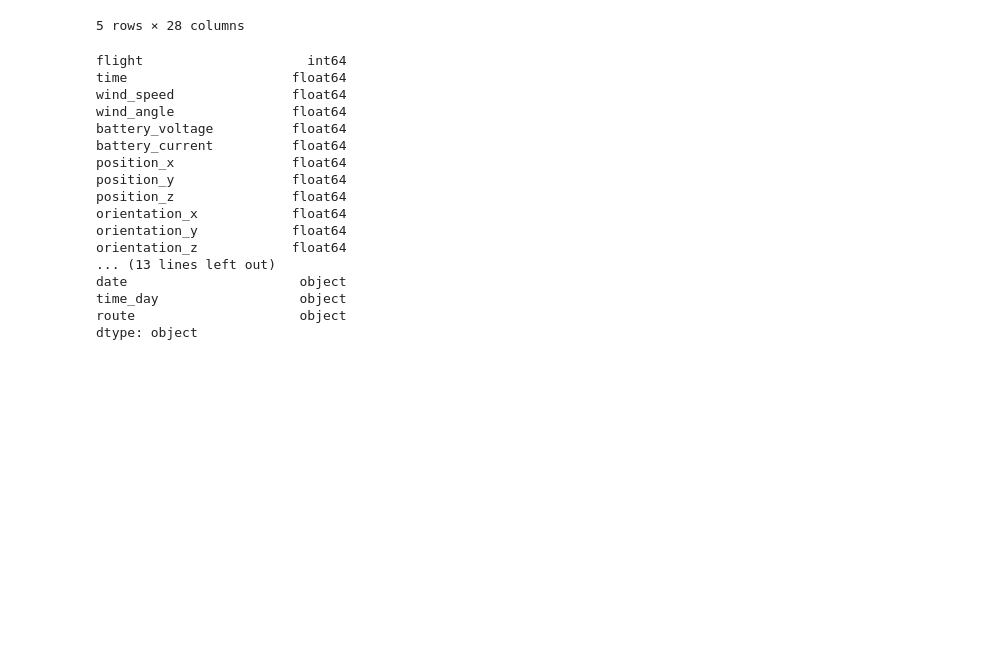
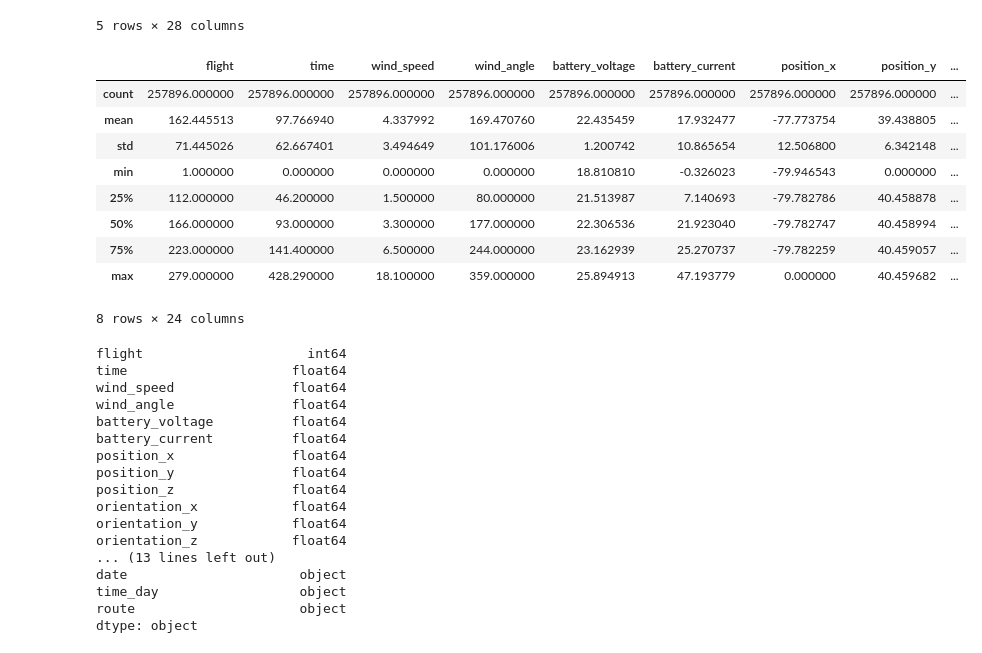
Before and after one commit to caliskate/delivery-drone-flight-predictions, a Jupyter notebook: flight_predictions.ipynb, the cells around one changed output. Drawn from its saved outputs; the diff is of its cells as text; code cells hidden in the pictures; blank space fills up the shorter version.

```diff
--- a/flight_predictions.ipynb
+++ b/flight_predictions.ipynb
@@ -56,6 +59,19 @@ drone_raw_df.head()
 | 3 | 1 | 0.5 | 0.1 | 354.0 | 24.224678 | 0.095421 | -79.782396 | 40.458047 | ... |
 | 4 | 1 | 0.6 | 0.1 | 359.0 | 24.210905 | 0.079518 | -79.782396 | 40.458047 | ... |
 5 rows × 28 columns
+# %%
+drone_raw_df.describe()
+# %% [output]
+|  | flight | time | wind_speed | wind_angle | battery_voltage | battery_current | position_x | position_y | ... |
+| count | 257896.000000 | 257896.000000 | 257896.000000 | 257896.000000 | 257896.000000 | 257896.000000 | 257896.000000 | 257896.000000 | ... |
+| mean | 162.445513 | 97.766940 | 4.337992 | 169.470760 | 22.435459 | 17.932477 | -77.773754 | 39.438805 | ... |
+| std | 71.445026 | 62.667401 | 3.494649 | 101.176006 | 1.200742 | 10.865654 | 12.506800 | 6.342148 | ... |
+| min | 1.000000 | 0.000000 | 0.000000 | 0.000000 | 18.810810 | -0.326023 | -79.946543 | 0.000000 | ... |
+| 25% | 112.000000 | 46.200000 | 1.500000 | 80.000000 | 21.513987 | 7.140693 | -79.782786 | 40.458878 | ... |
+| 50% | 166.000000 | 93.000000 | 3.300000 | 177.000000 | 22.306536 | 21.923040 | -79.782747 | 40.458994 | ... |
+| 75% | 223.000000 | 141.400000 | 6.500000 | 244.000000 | 23.162939 | 25.270737 | -79.782259 | 40.459057 | ... |
+| max | 279.000000 | 428.290000 | 18.100000 | 359.000000 | 25.894913 | 47.193779 | 0.000000 | 40.459682 | ... |
+8 rows × 24 columns
 # %%
 drone_raw_df.dtypes
 # %% [output]
```
Also changed, not shown: parts of 7 cells of this notebook, 1 other file.
